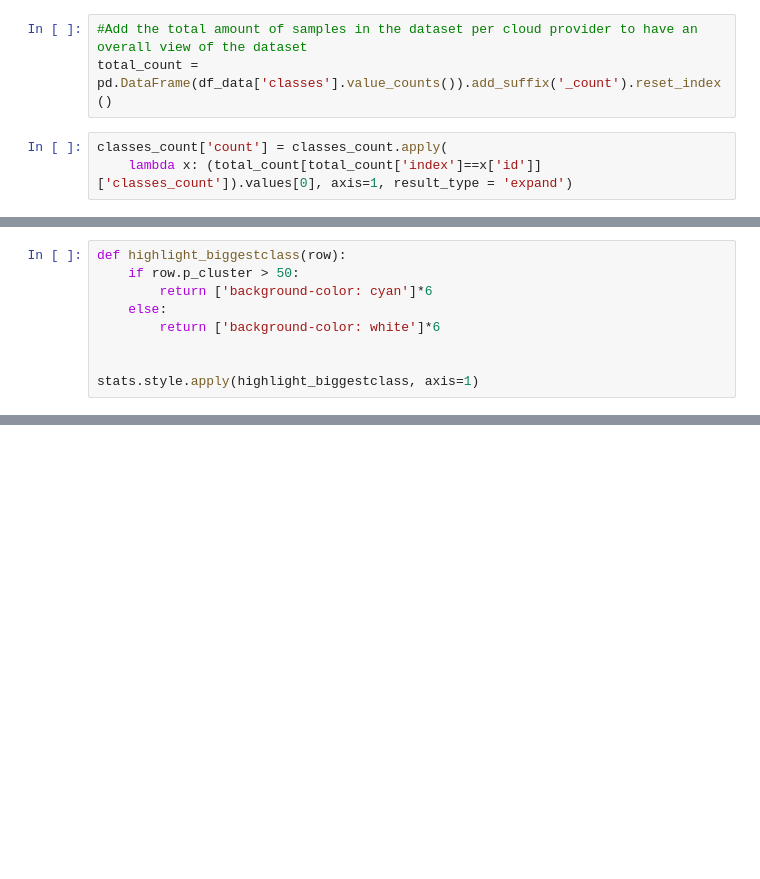
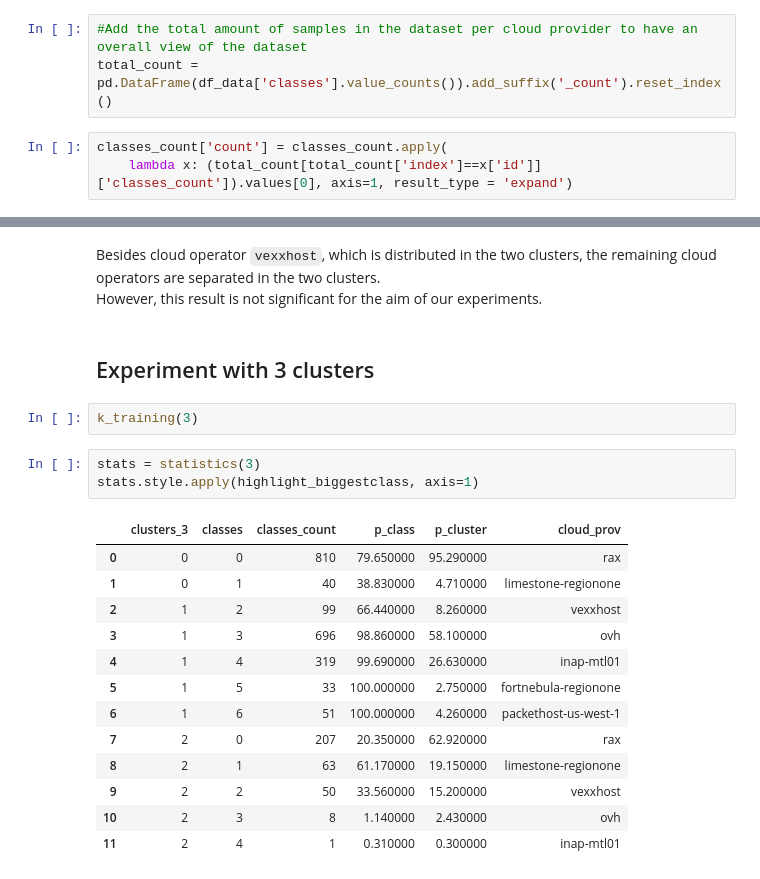
Before and after one commit to mtreinish/ciml, a Jupyter notebook: Clustering CIML.ipynb, the cells around one changed output, grey strips where cells are left out. Cells and saved outputs as stored; diff of their text form; blank space fills up the shorter version.

```diff
--- a/Clustering CIML.ipynb
+++ b/Clustering CIML.ipynb
@@ -277,9 +141,0 @@ stats['cloud_prov'] = stats.apply(
-# %%
-def highlight_biggestclass(row):
-    if row.p_cluster > 50:
-        return ['background-color: cyan']*6
-    else:
-        return ['background-color: white']*6
-
-
-stats.style.apply(highlight_biggestclass, axis=1)
@@ -303,0 +346,24 @@ stats.style.apply(highlight_biggestclass, axis=1)
+# %% [markdown]
+Besides cloud operator `vexxhost`, which is distributed in the two clusters, the remaining cloud operators are separated in the two clusters.
+<br>However, this result is not significant for the aim of our experiments.
+# %% [markdown]
+## Experiment with 3 clusters
+# %%
+k_training(3)
+# %%
+stats = statistics(3)
+stats.style.apply(highlight_biggestclass, axis=1)
+# %% [output]
+|  | clusters_3 | classes | classes_count | p_class | p_cluster | cloud_prov |
+| 0 | 0 | 0 | 810 | 79.650000 | 95.290000 | rax |
+| 1 | 0 | 1 | 40 | 38.830000 | 4.710000 | limestone-regionone |
+| 2 | 1 | 2 | 99 | 66.440000 | 8.260000 | vexxhost |
+| 3 | 1 | 3 | 696 | 98.860000 | 58.100000 | ovh |
+| 4 | 1 | 4 | 319 | 99.690000 | 26.630000 | inap-mtl01 |
+| 5 | 1 | 5 | 33 | 100.000000 | 2.750000 | fortnebula-regionone |
+| 6 | 1 | 6 | 51 | 100.000000 | 4.260000 | packethost-us-west-1 |
+| 7 | 2 | 0 | 207 | 20.350000 | 62.920000 | rax |
+| 8 | 2 | 1 | 63 | 61.170000 | 19.150000 | limestone-regionone |
+| 9 | 2 | 2 | 50 | 33.560000 | 15.200000 | vexxhost |
+| 10 | 2 | 3 | 8 | 1.140000 | 2.430000 | ovh |
+| 11 | 2 | 4 | 1 | 0.310000 | 0.300000 | inap-mtl01 |
```
Also changed, not shown: parts of 60 cells of this notebook.
